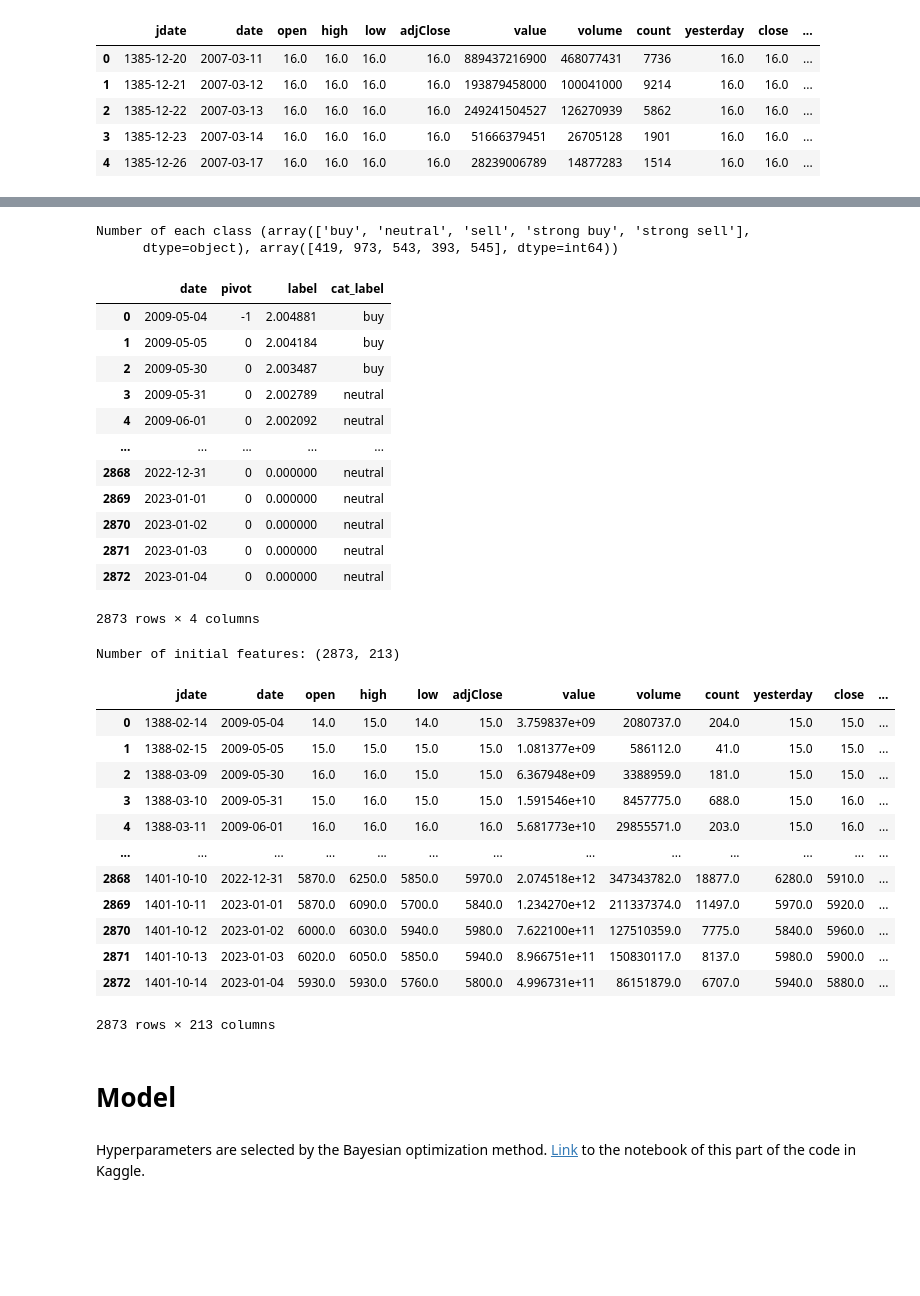
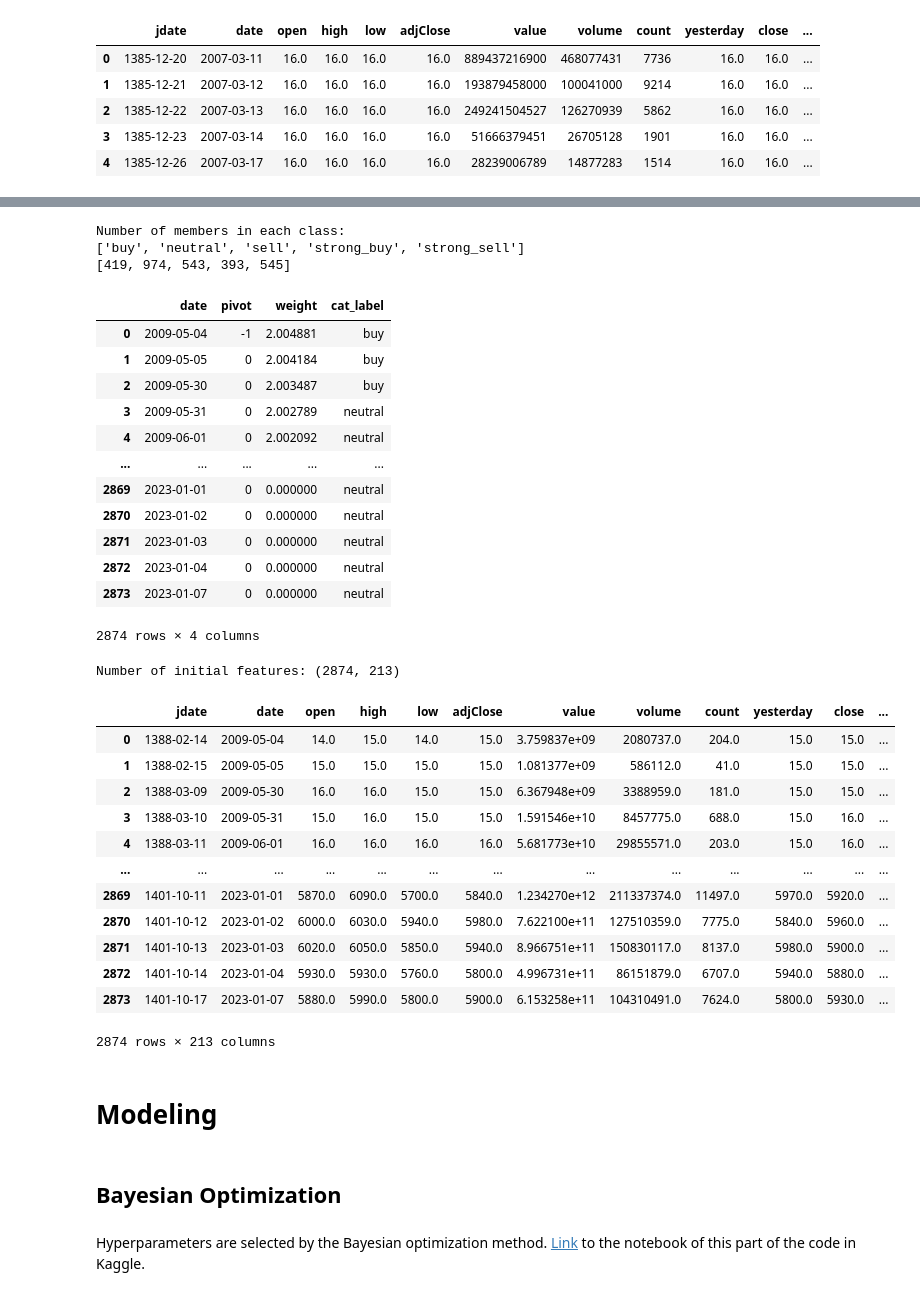
Before and after one commit to Hamtech-ai/InsightiFi, a Jupyter notebook: prediction/run_all_notebook.ipynb, the cells around one changed output, grey strips where cells are left out. Drawn from its saved outputs; the diff is of its cells as text; code cells hidden in the pictures; blank space fills up the shorter version.

```diff
--- a/prediction/run_all_notebook.ipynb
+++ b/prediction/run_all_notebook.ipynb
@@ -359,5 +364,5 @@ Number of each pivot (array([-1,  0,  1], dtype=int64), array([  99, 2675,   99]
 # %%
-labels = [0] * len(df)
+weight = [0] * len(df)
 
 # Add zeros for the starting and ending points that are not in any trend
 start_index = np.where(df['pivot'].isin([1, -1]))[0][0]
@@ -376,20 +381,20 @@ for i in range(start_index, end_index + 1):
         # Calculate the weight based on the slope of the trend line
         try:
             slope = (df.at[i, 'close'] - df.at[prev_pivot, 'close']) / (i - prev_pivot)
-            weight = 1 + slope / abs(slope)
+            slope_weight = 1 + slope / abs(slope)
         except:
-            weight = 0
+            slope_weight = 0
 
         for z in range(prev_pivot, i):
             # Calculate the weight based on the length of the trend
-            trend_length = i - z
-            trend_weight = 1 + trend_length / (end_index - start_index + 1)
+            length = i - z
+            length_weight = 1 + length / (end_index - start_index + 1)
 
             # Combine the two weights
-            final_weight = weight * trend_weight
+            final_weight = slope_weight * length_weight
 
             # Label the data as "buy" with the final weight
-            labels[z] = final_weight * 1
+            weight[z] = final_weight * 1
     elif df.at[i, 'pivot'] == -1: # Downtrend
         # Find the previous pivot
         prev_pivot = 0
@@ -401,53 +406,57 @@ for i in range(start_index, end_index + 1):
         # Calculate the weight based on the slope of the trend line
         try:
             slope = (df.at[i, 'close'] - df.at[prev_pivot, 'close']) / (i - prev_pivot)
-            weight = -1 + slope / abs(slope)
+            slope_weight = -1 + slope / abs(slope)
         except:
-            weight = 0
+            slope_weight = 0
 
         for z in range(prev_pivot, i):
             # Calculate the weight based on the length of the trend
-            trend_length = i - z
-            trend_weight = 1 + trend_length / (end_index - start_index + 1)
+            length = i - z
+            length_weight = 1 + length / (end_index - start_index + 1)
 
             # Combine the two weights
-            final_weight = weight * trend_weight
+            final_weight = slope_weight * length_weight
 
             # Label the data as "sell" with the final weight
-            labels[z] = final_weight * 1
+            weight[z] = final_weight * 1
 
 # Add the labels to the dataframe
-df['label'] = labels
-df['label'].fillna(0, inplace = True)
+df['weight'] = weight
+df['weight'].fillna(0, inplace = True)
 
 # Find the quantiles of the positive and negative labels
-pos_quantiles = np.quantile(df[df['label'] > 0]['label'], [0.33, 0.66])
-neg_quantiles = np.quantile(df[df['label'] < 0]['label'], [0.33, 0.66])
+pos_quantiles = np.quantile(df[df['weight'] > 0]['weight'], [0.33, 0.66])
+neg_quantiles = np.quantile(df[df['weight'] < 0]['weight'], [0.33, 0.66])
 
 # Use np.where to apply conditions to the entire label column
 df['cat_label'] = np.where(
-    df['label'] > pos_quantiles[1], 'strong buy',
-    np.where(df['label'] >= pos_quantiles[0], 'buy',
-    np.where(df['label'] > neg_quantiles[1], 'neutral',
-    np.where(df['label'] > neg_quantiles[0], 'sell', 'strong sell')))
+    df['weight'] > pos_quantiles[1], 'strong_buy',
+    np.where(df['weight'] >= pos_quantiles[0], 'buy',
+    np.where(df['weight'] > neg_quantiles[1], 'neutral',
+    np.where(df['weight'] > neg_quantiles[0], 'sell', 'strong_sell')))
 )
 
-print(f'Number of each class {np.unique(df["cat_label"], return_counts = True)}')
+values, counts = np.unique(df["cat_label"], return_counts = True)
+values = values.tolist()
+counts = counts.tolist()
+print(f'Number of members in each class:\n{values}\n{counts}')
 
-df[['date', 'pivot', 'label', 'cat_label']]
+df[['date', 'pivot', 'weight', 'cat_label']]
 # %% [output]
-Number of each class (array(['buy', 'neutral', 'sell', 'strong buy', 'strong sell'],
-      dtype=object), array([419, 973, 543, 393, 545], dtype=int64))
+Number of members in each class:
+['buy', 'neutral', 'sell', 'strong_buy', 'strong_sell']
+[419, 974, 543, 393, 545]
-|  | date | pivot | label | cat_label |
+|  | date | pivot | weight | cat_label |
 | 0 | 2009-05-04 | -1 | 2.004881 | buy |
 | 1 | 2009-05-05 | 0 | 2.004184 | buy |
 | 2 | 2009-05-30 | 0 | 2.003487 | buy |
 | 3 | 2009-05-31 | 0 | 2.002789 | neutral |
 | 4 | 2009-06-01 | 0 | 2.002092 | neutral |
 | ... | ... | ... | ... | ... |
-| 2868 | 2022-12-31 | 0 | 0.000000 | neutral |
 | 2869 | 2023-01-01 | 0 | 0.000000 | neutral |
 | 2870 | 2023-01-02 | 0 | 0.000000 | neutral |
 | 2871 | 2023-01-03 | 0 | 0.000000 | neutral |
 | 2872 | 2023-01-04 | 0 | 0.000000 | neutral |
+| 2873 | 2023-01-07 | 0 | 0.000000 | neutral |
-2873 rows × 4 columns
+2874 rows × 4 columns
@@ -529,27 +463,27 @@ Number of each class (array(['buy', 'neutral', 'sell', 'strong buy', 'strong sel
 # %%
-initFeatures = features_extracted.merge(
-    df[['date', 'pivot', 'label', 'cat_label']],
+init_features = features_extracted.merge(
+    df[['date', 'pivot', 'weight', 'cat_label']],
     how = 'left',
     on = 'date'
 )
-print(f'Number of initial features: {initFeatures.shape}')
-initFeatures
+print(f'Number of initial features: {init_features.shape}')
+init_features
 # %% [output]
-Number of initial features: (2873, 213)
+Number of initial features: (2874, 213)
 |  | jdate | date | open | high | low | adjClose | value | volume | count | yesterday | close | ... |
 | 0 | 1388-02-14 | 2009-05-04 | 14.0 | 15.0 | 14.0 | 15.0 | 3.759837e+09 | 2080737.0 | 204.0 | 15.0 | 15.0 | ... |
 | 1 | 1388-02-15 | 2009-05-05 | 15.0 | 15.0 | 15.0 | 15.0 | 1.081377e+09 | 586112.0 | 41.0 | 15.0 | 15.0 | ... |
 | 2 | 1388-03-09 | 2009-05-30 | 16.0 | 16.0 | 15.0 | 15.0 | 6.367948e+09 | 3388959.0 | 181.0 | 15.0 | 15.0 | ... |
 | 3 | 1388-03-10 | 2009-05-31 | 15.0 | 16.0 | 15.0 | 15.0 | 1.591546e+10 | 8457775.0 | 688.0 | 15.0 | 16.0 | ... |
 | 4 | 1388-03-11 | 2009-06-01 | 16.0 | 16.0 | 16.0 | 16.0 | 5.681773e+10 | 29855571.0 | 203.0 | 15.0 | 16.0 | ... |
 | ... | ... | ... | ... | ... | ... | ... | ... | ... | ... | ... | ... | ... |
-| 2868 | 1401-10-10 | 2022-12-31 | 5870.0 | 6250.0 | 5850.0 | 5970.0 | 2.074518e+12 | 347343782.0 | 18877.0 | 6280.0 | 5910.0 | ... |
 | 2869 | 1401-10-11 | 2023-01-01 | 5870.0 | 6090.0 | 5700.0 | 5840.0 | 1.234270e+12 | 211337374.0 | 11497.0 | 5970.0 | 5920.0 | ... |
 | 2870 | 1401-10-12 | 2023-01-02 | 6000.0 | 6030.0 | 5940.0 | 5980.0 | 7.622100e+11 | 127510359.0 | 7775.0 | 5840.0 | 5960.0 | ... |
 | 2871 | 1401-10-13 | 2023-01-03 | 6020.0 | 6050.0 | 5850.0 | 5940.0 | 8.966751e+11 | 150830117.0 | 8137.0 | 5980.0 | 5900.0 | ... |
 | 2872 | 1401-10-14 | 2023-01-04 | 5930.0 | 5930.0 | 5760.0 | 5800.0 | 4.996731e+11 | 86151879.0 | 6707.0 | 5940.0 | 5880.0 | ... |
+| 2873 | 1401-10-17 | 2023-01-07 | 5880.0 | 5990.0 | 5800.0 | 5900.0 | 6.153258e+11 | 104310491.0 | 7624.0 | 5800.0 | 5930.0 | ... |
-2873 rows × 213 columns
+2874 rows × 213 columns
 # %% [markdown]
-# Model
+# Modeling
 # %%
 X_train, X_test, y_train, y_test = train_test_split(
@@ -558,5 +492,7 @@ X_train, X_test, y_train, y_test = train_test_split(
     shuffle = False,
     random_state = 0
 )
+# %% [markdown]
+## Bayesian Optimization
 # %% [markdown]
 Hyperparameters are selected by the Bayesian optimization method. <a href = 'https://www.kaggle.com/alirezahanifi/iran-stock-market-bayesian-optimization-part'>Link</a> to the notebook of this part of the code in Kaggle.
```
Also changed, not shown: parts of 31 cells of this notebook, 1 other file.
